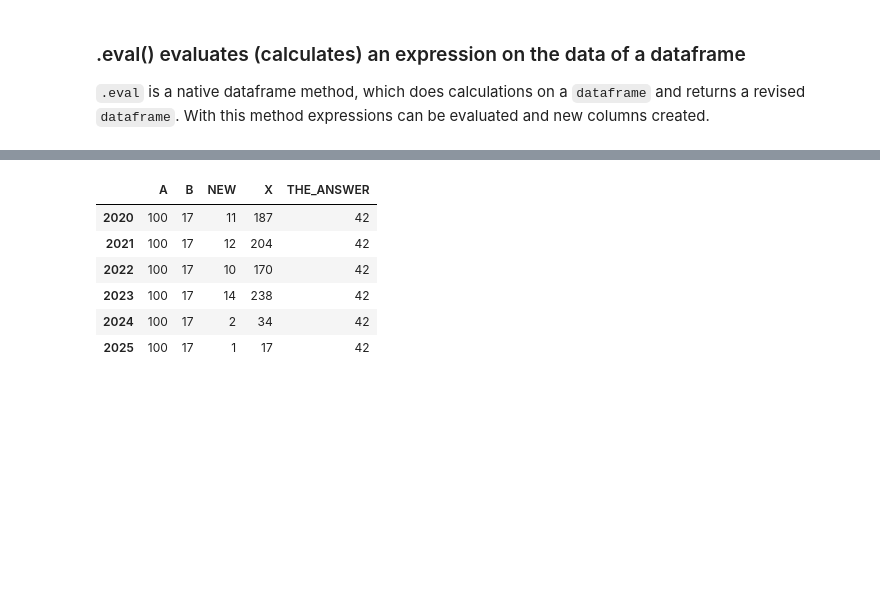
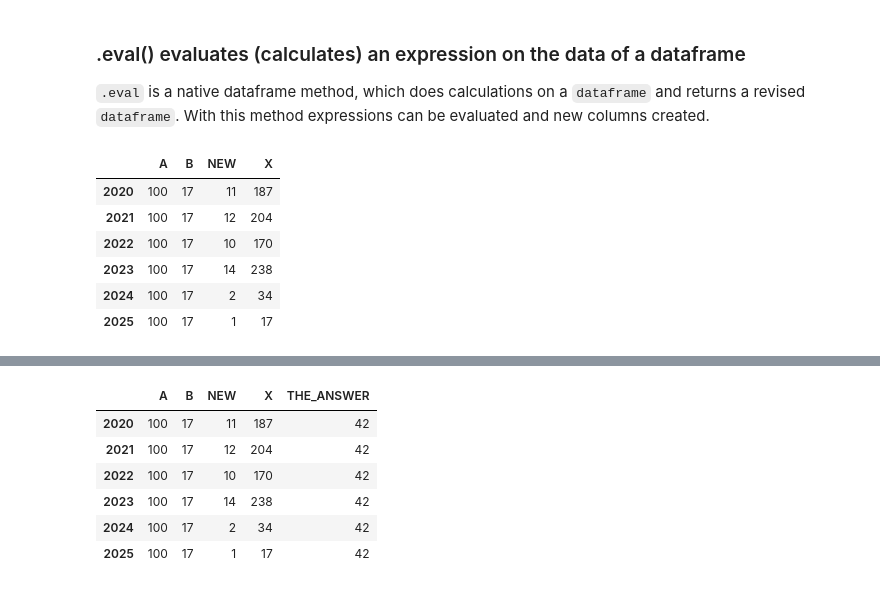
Before and after one commit to IbHansen/modelflow-manual, a Jupyter notebook: papers/mfbook/content/04_PythonEssentials/PandasDataFrames.ipynb, the cells around one changed output, grey strips where cells are left out. Saved outputs shown, nothing was run; the diff lists cells and outputs as text; code cells hidden in the pictures; blank space fills up the shorter version.

```diff
--- a/papers/mfbook/content/04_PythonEssentials/PandasDataFrames.ipynb
+++ b/papers/mfbook/content/04_PythonEssentials/PandasDataFrames.ipynb
@@ -341,3 +363,13 @@ The `dataframe` `df` has 3 columns.
 ### .eval() evaluates (calculates) an expression on the data of a dataframe
 
 `.eval` is a native dataframe method, which does calculations on a `dataframe` and returns a revised `dataframe`. With this method expressions can be evaluated and new columns created.
+# %%
+df.eval('X = B*NEW')
+# %% [output]
+|  | A | B | NEW | X |
+| 2020 | 100 | 17 | 11 | 187 |
+| 2021 | 100 | 17 | 12 | 204 |
+| 2022 | 100 | 17 | 10 | 170 |
+| 2023 | 100 | 17 | 14 | 238 |
+| 2024 | 100 | 17 | 2 | 34 |
+| 2025 | 100 | 17 | 1 | 17 |
```
Also changed, not shown: parts of 20 cells of this notebook, 10 other files.
